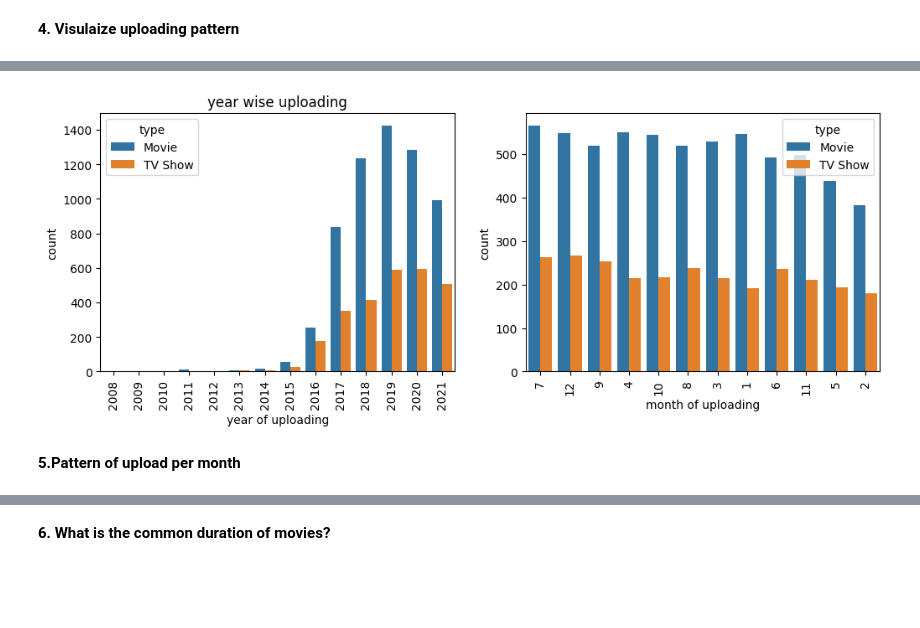
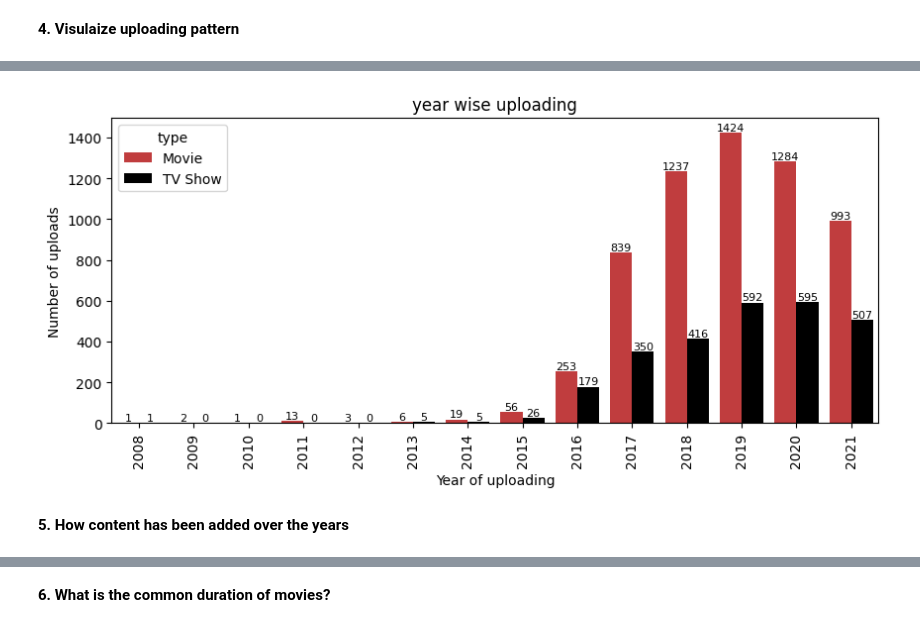
Before and after one commit to piyushmways/Decoding-OTT-plateform, a Jupyter notebook: OTT.ipynb, the cells around one changed output, grey strips where cells are left out. Drawn from its saved outputs; the diff is of its cells as text; code cells hidden in the pictures; blank space fills up the shorter version.

```diff
--- a/OTT.ipynb
+++ b/OTT.ipynb
@@ -179,6 +192,10 @@ from datetime import datetime as dt
 ##The data type of date_added is str.
 #It will be better to convert it into datetime format
 df['date_added']=df['date_added'].astype('datetime64[ns]')
+
+
+df['month_of_upload']=df['date_added'].dt.month #creating year features
+df['year_of_upload']=df['date_added'].dt.year
 # %% [markdown]
 Note:
 1. date_added is imputed on basis of mode of corrosponding release year
@@ -325,6 +344,8 @@ description     0
 dtype: int64
 # %% [markdown]
 # Exploratory Data Analysis
+# %%
+red=sns.color_palette()[3] #setting my colors for further analysis
 # %% [markdown]
 1. **Time Frame of dataset:** First and lastest upload dates
 # %%
@@ -415,22 +402,20 @@ plt.show()
 # %%
-plt.figure(figsize=(12,4))
-plt.subplot(1,2,1)
+plt.figure(figsize=(10,4))
 
-sns.countplot(data=df,x=df['date_added'].dt.year,hue='type')
+
+x=sns.countplot(data=df,x=df['date_added'].dt.year,palette=[red,"black"],hue='type')
 plt.xticks(rotation=90)
-plt.xlabel('year of uploading')
+plt.xlabel('Year of uploading')
+plt.ylabel('Number of uploads')
+plt.bar_label(x.containers[0],fontsize=8)
+plt.bar_label(x.containers[1],fontsize=8)
 plt.title('year wise uploading')
 
-plt.subplot(1,2,2)
-sns.countplot(data=df,x=df['date_added'].dt.month,order=df['date_added'].dt.month.value_counts().index,hue='type')
-plt.xticks(rotation=90)
-plt.xlabel('month of uploading')
-
 plt.show()
 # %% [output]
-[figure, old version]
+[figure, new version]
-# %% [markdown]
-**5.Pattern of upload per month**
+# %% [markdown]
+**5. How content has been added over the years**
 # %%
 df['month_of_upload']=df['date_added'].dt.month
 df['year_of_upload']=df['date_added'].dt.year
```
Also changed, not shown: parts of 48 cells of this notebook.
